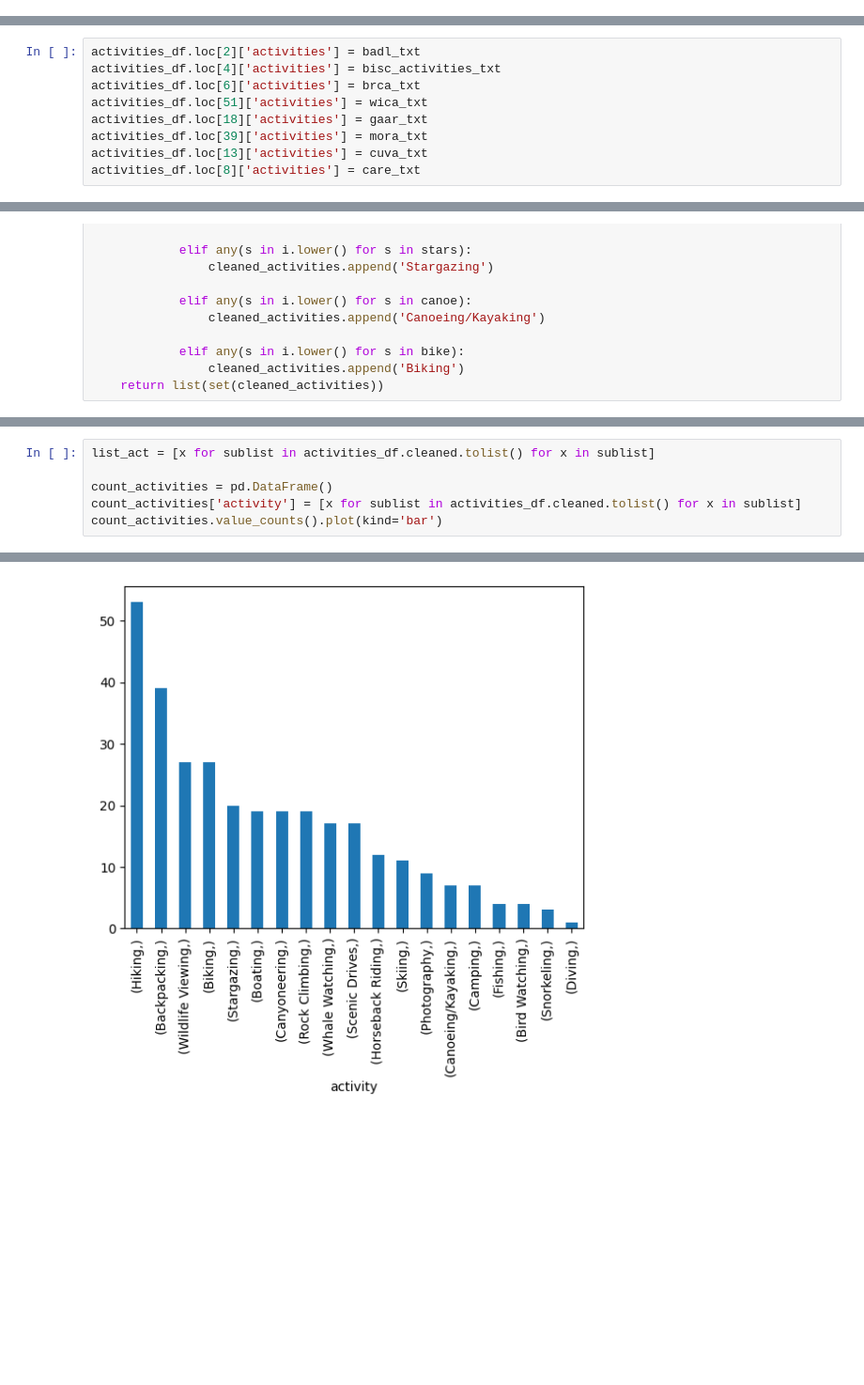
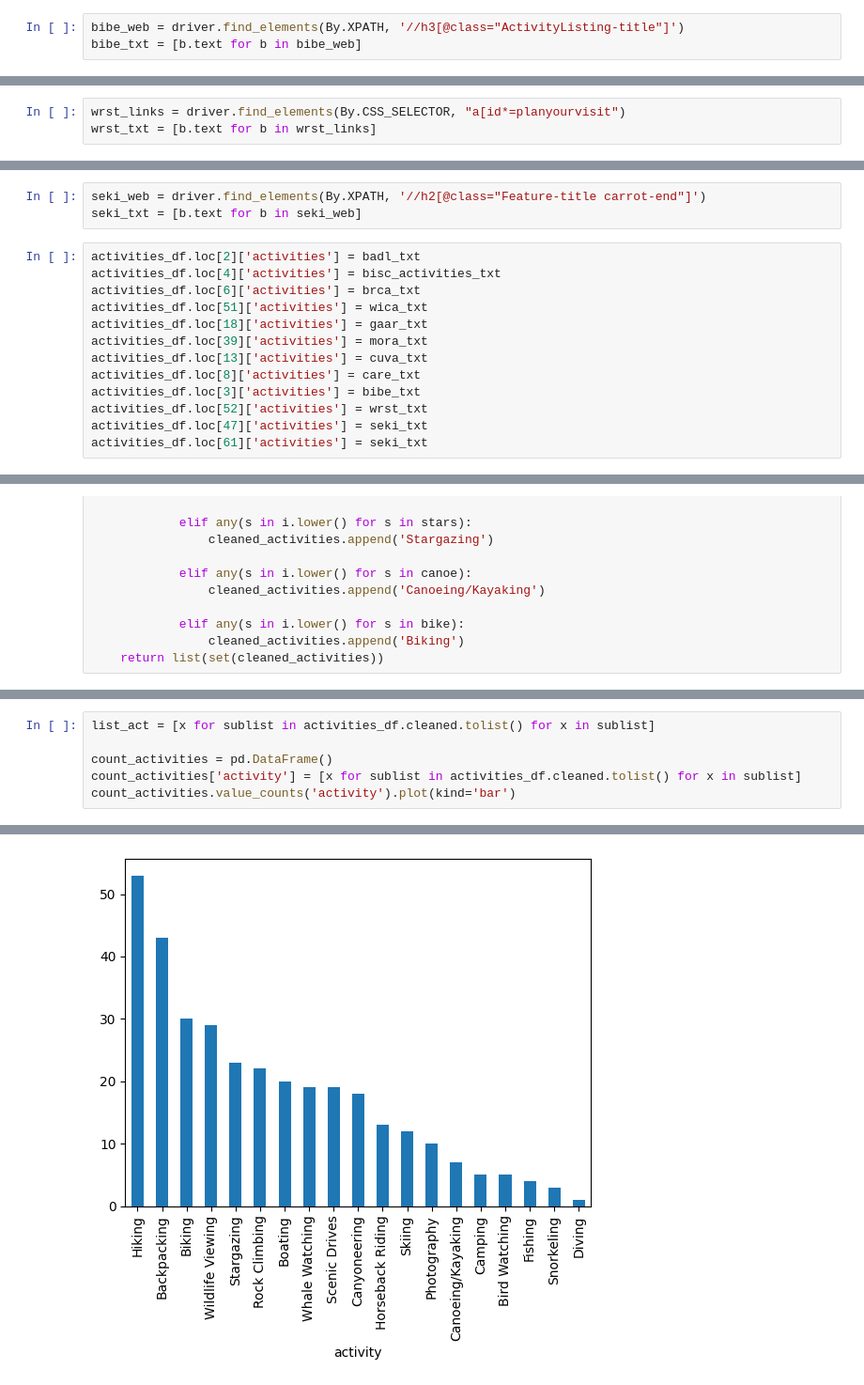
Before and after one commit to l-ching/Capstone-Project, a Jupyter notebook: activities_scraper.ipynb, the cells around one changed output, grey strips where cells are left out. Shown: that part at 94% size. Cells and saved outputs as stored; diff of their text form; blank space fills up the shorter version.

Commit message:
Edited activities scraper

```diff
--- a/activities_scraper.ipynb
+++ b/activities_scraper.ipynb
@@ -261,0 +253,3 @@ care_txt
+# %%
+bibe_web = driver.find_elements(By.XPATH, '//h3[@class="ActivityListing-title"]')
+bibe_txt = [b.text for b in bibe_web]
@@ -261,0 +258,3 @@ care_txt
+# %%
+wrst_links = driver.find_elements(By.CSS_SELECTOR, "a[id*=planyourvisit")
+wrst_txt = [b.text for b in wrst_links]
@@ -262,3 +263,6 @@ care_txt
+# %%
+seki_web = driver.find_elements(By.XPATH, '//h2[@class="Feature-title carrot-end"]')
+seki_txt = [b.text for b in seki_web]
 # %%
 activities_df.loc[2]['activities'] = badl_txt
 activities_df.loc[4]['activities'] = bisc_activities_txt
@@ -268,6 +272,10 @@ activities_df.loc[18]['activities'] = gaar_txt
 activities_df.loc[39]['activities'] = mora_txt
 activities_df.loc[13]['activities'] = cuva_txt
 activities_df.loc[8]['activities'] = care_txt
+activities_df.loc[3]['activities'] = bibe_txt
+activities_df.loc[52]['activities'] = wrst_txt
+activities_df.loc[47]['activities'] = seki_txt
+activities_df.loc[61]['activities'] = seki_txt
 # %% [markdown]
 ### Clean and Generalize Activities
 # %%
@@ -343,9 +351,9 @@ ind
 # %%
 list_act = [x for sublist in activities_df.cleaned.tolist() for x in sublist]
 
 count_activities = pd.DataFrame()
 count_activities['activity'] = [x for sublist in activities_df.cleaned.tolist() for x in sublist]
-count_activities.value_counts().plot(kind='bar')
+count_activities.value_counts('activity').plot(kind='bar')
 # %% [output]
 <AxesSubplot: xlabel='activity'>
-[figure, old version]
+[figure, new version]
```
Also changed, not shown: parts of 12 cells of this notebook.
